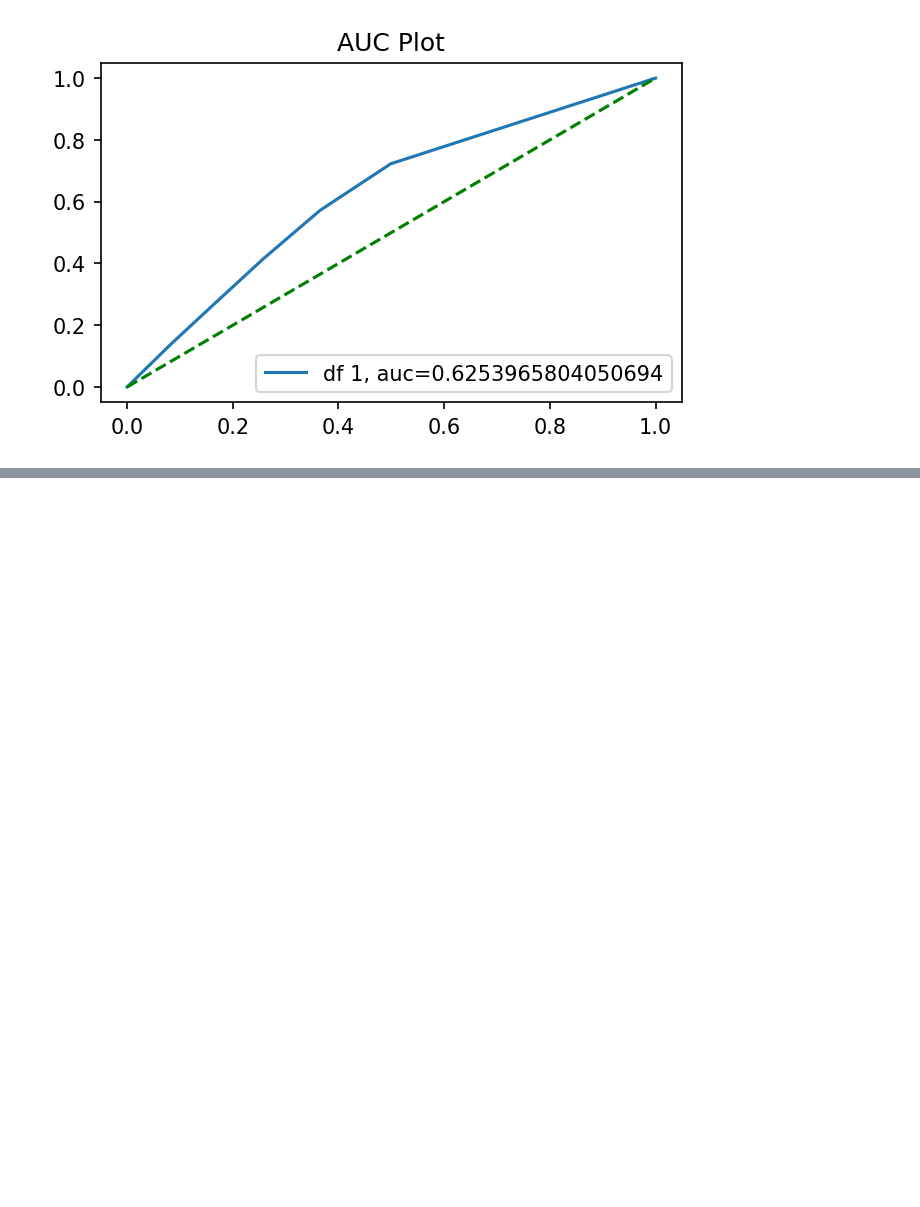
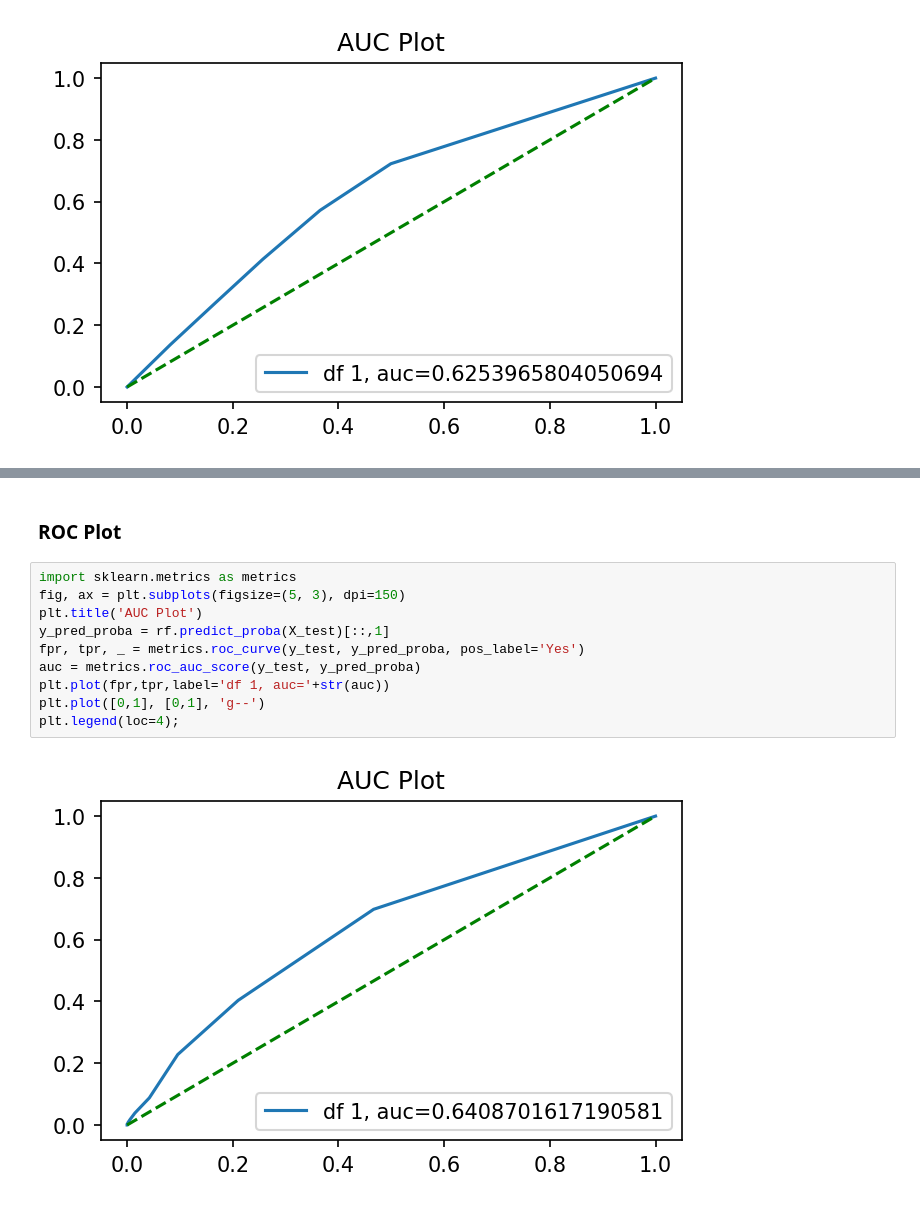
Before and after one commit to zachighton/bank_customer_classification, a Jupyter notebook: Python Files/classification_project_update - current.ipynb, the cells around one changed output, grey strips where cells are left out. Drawn from its saved outputs; the diff is of its cells as text; blank space fills up the shorter version.

```diff
--- a/Python Files/classification_project_update - current.ipynb
+++ b/Python Files/classification_project_update - current.ipynb
@@ -592,0 +634,14 @@ plt.legend(loc=4);
+# %% [markdown]
+### ROC Plot
+# %%
+import sklearn.metrics as metrics
+fig, ax = plt.subplots(figsize=(5, 3), dpi=150)
+plt.title('AUC Plot')
+y_pred_proba = rf.predict_proba(X_test)[::,1]
+fpr, tpr, _ = metrics.roc_curve(y_test, y_pred_proba, pos_label='Yes')
+auc = metrics.roc_auc_score(y_test, y_pred_proba)
+plt.plot(fpr,tpr,label='df 1, auc='+str(auc))
+plt.plot([0,1], [0,1], 'g--')
+plt.legend(loc=4);
+# %% [output]
+[figure, added]
```
Also changed, not shown: parts of 11 cells of this notebook, 3 other files.
